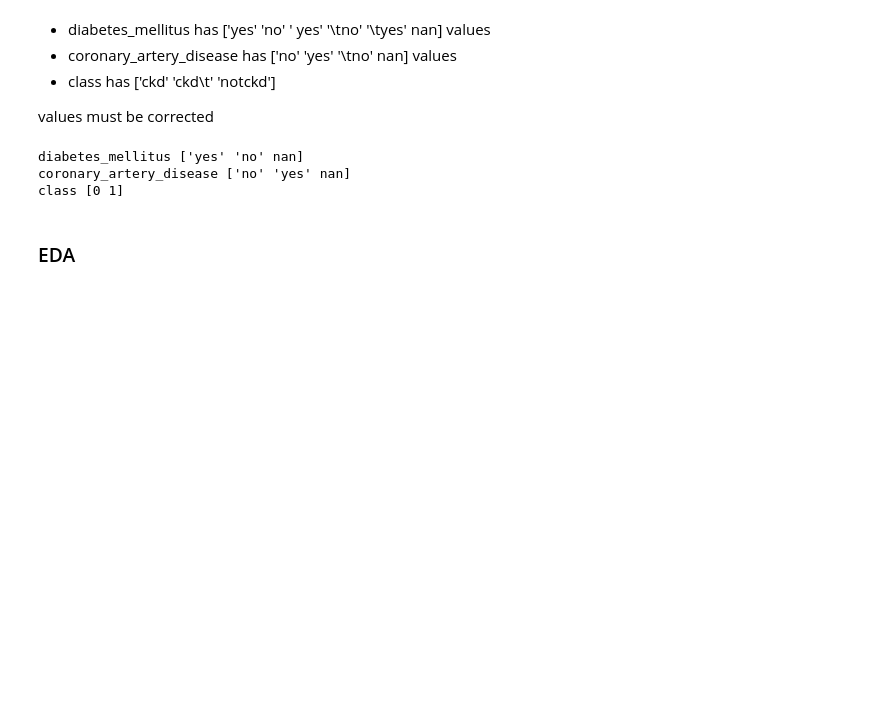
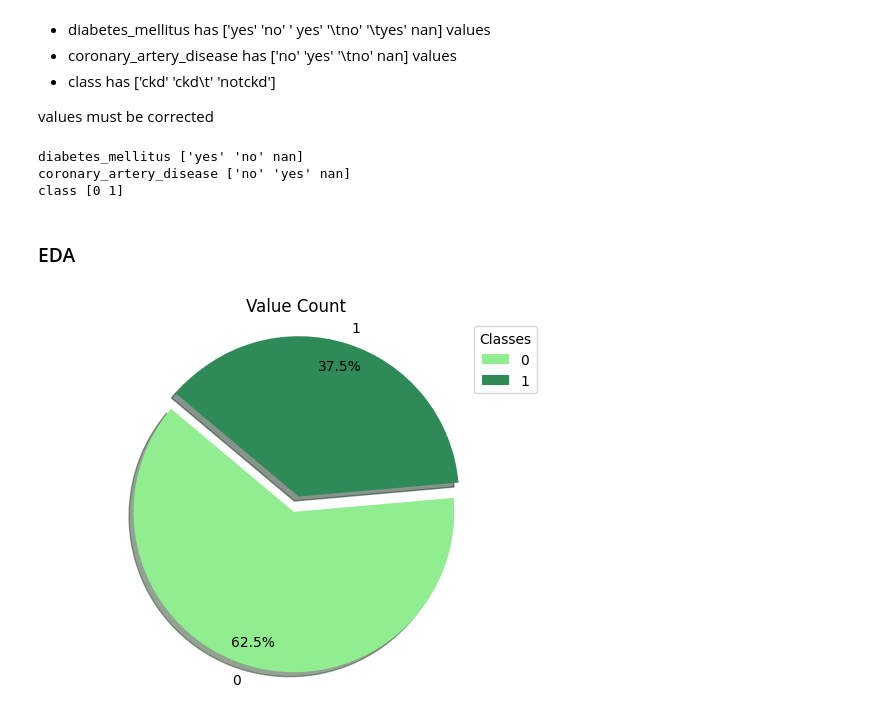
Before and after one commit to Uuranyum/Data_Science_Projects, a Jupyter notebook: chronic-kidney-disease-prediction.ipynb, the cells around one changed output. Cells and saved outputs as stored; diff of their text form; code cells hidden in the pictures; blank space fills up the shorter version.

```diff
--- a/chronic-kidney-disease-prediction.ipynb
+++ b/chronic-kidney-disease-prediction.ipynb
@@ -165,3 +165,18 @@ coronary_artery_disease ['no' 'yes' nan]
 class [0 1]
 # %% [markdown]
 ### EDA ###
+# %%
+value_counts = df['class'].value_counts()
+categories = value_counts.index
+counts = value_counts.values
+# %%
+colors = ['lightgreen', 'seagreen', 'forestgreen']
+explode = [0.05] * len(counts)
+
+plt.pie(counts, explode=explode, shadow=True, labels=categories, autopct='%1.1f%%', startangle=140, pctdistance=0.85, colors=colors)
+plt.axis('equal')
+plt.title('Value Count')
+plt.legend(categories, title='Classes', loc='best')
+plt.show()
+# %% [output]
+[figure, added]
```
Also changed, not shown: parts of 13 cells of this notebook.
